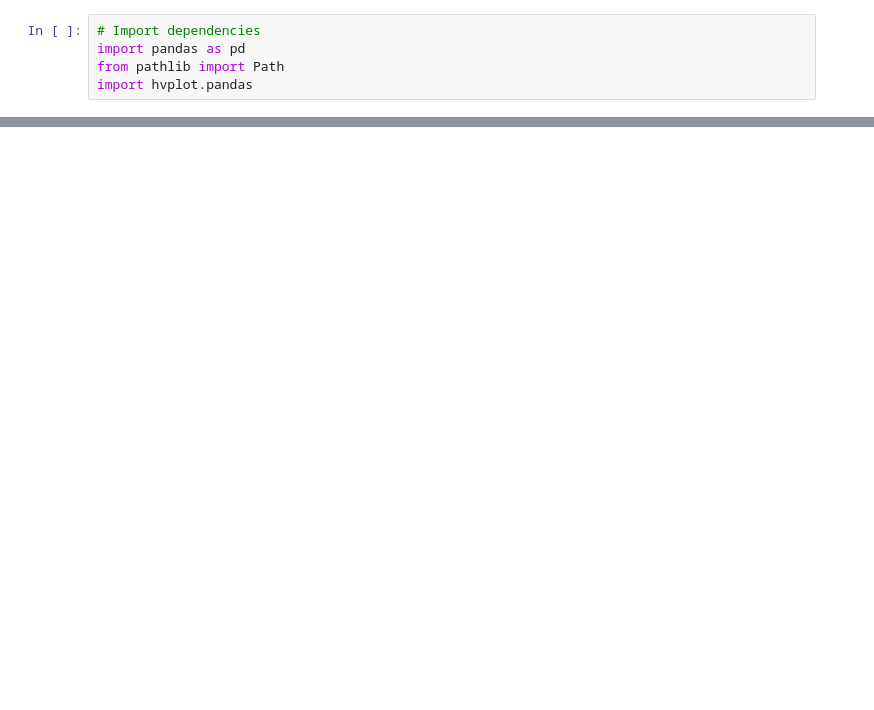
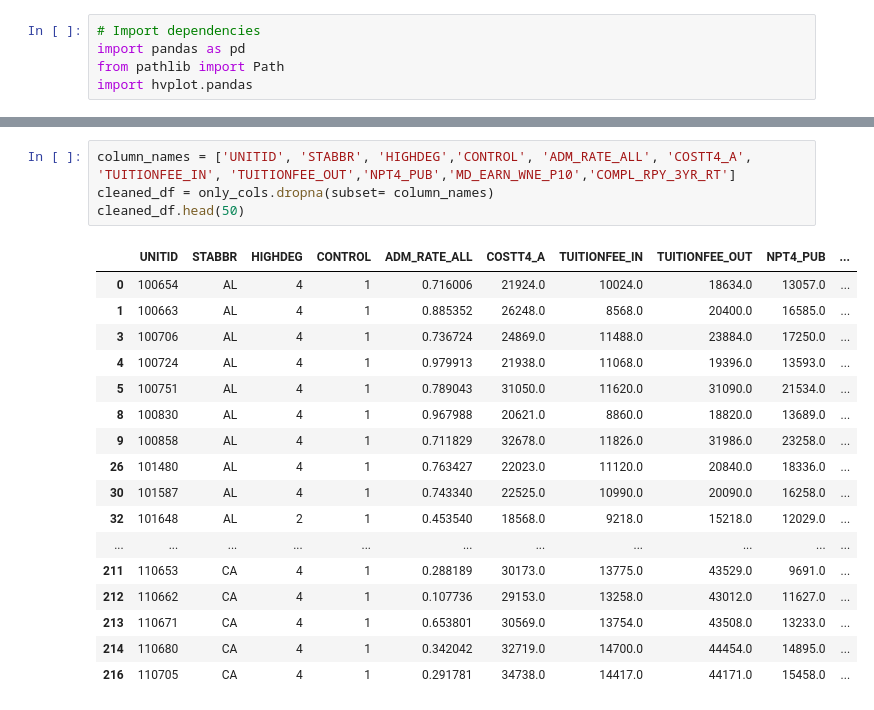
Before and after one commit to jepowers65/project4_group3, a Jupyter notebook: project-4.ipynb, the cells around one changed output, grey strips where cells are left out. Saved outputs shown, nothing was run; the diff lists cells and outputs as text; blank space fills up the shorter version.

```diff
--- a/project-4.ipynb
+++ b/project-4.ipynb
@@ -40,0 +54,22 @@ only_cols.head()
+# %%
+column_names = ['UNITID', 'STABBR', 'HIGHDEG','CONTROL', 'ADM_RATE_ALL', 'COSTT4_A', 'TUITIONFEE_IN', 'TUITIONFEE_OUT','NPT4_PUB','MD_EARN_WNE_P10','COMPL_RPY_3YR_RT']
+cleaned_df = only_cols.dropna(subset= column_names)
+cleaned_df.head(50)
+# %% [output]
+|  | UNITID | STABBR | HIGHDEG | CONTROL | ADM_RATE_ALL | COSTT4_A | TUITIONFEE_IN | TUITIONFEE_OUT | NPT4_PUB | ... |
+| 0 | 100654 | AL | 4 | 1 | 0.716006 | 21924.0 | 10024.0 | 18634.0 | 13057.0 | ... |
+| 1 | 100663 | AL | 4 | 1 | 0.885352 | 26248.0 | 8568.0 | 20400.0 | 16585.0 | ... |
+| 3 | 100706 | AL | 4 | 1 | 0.736724 | 24869.0 | 11488.0 | 23884.0 | 17250.0 | ... |
+| 4 | 100724 | AL | 4 | 1 | 0.979913 | 21938.0 | 11068.0 | 19396.0 | 13593.0 | ... |
+| 5 | 100751 | AL | 4 | 1 | 0.789043 | 31050.0 | 11620.0 | 31090.0 | 21534.0 | ... |
+| 8 | 100830 | AL | 4 | 1 | 0.967988 | 20621.0 | 8860.0 | 18820.0 | 13689.0 | ... |
+| 9 | 100858 | AL | 4 | 1 | 0.711829 | 32678.0 | 11826.0 | 31986.0 | 23258.0 | ... |
+| 26 | 101480 | AL | 4 | 1 | 0.763427 | 22023.0 | 11120.0 | 20840.0 | 18336.0 | ... |
+| 30 | 101587 | AL | 4 | 1 | 0.743340 | 22525.0 | 10990.0 | 20090.0 | 16258.0 | ... |
+| 32 | 101648 | AL | 2 | 1 | 0.453540 | 18568.0 | 9218.0 | 15218.0 | 12029.0 | ... |
+| ... | ... | ... | ... | ... | ... | ... | ... | ... | ... | ... |
+| 211 | 110653 | CA | 4 | 1 | 0.288189 | 30173.0 | 13775.0 | 43529.0 | 9691.0 | ... |
+| 212 | 110662 | CA | 4 | 1 | 0.107736 | 29153.0 | 13258.0 | 43012.0 | 11627.0 | ... |
+| 213 | 110671 | CA | 4 | 1 | 0.653801 | 30569.0 | 13754.0 | 43508.0 | 13233.0 | ... |
+| 214 | 110680 | CA | 4 | 1 | 0.342042 | 32719.0 | 14700.0 | 44454.0 | 14895.0 | ... |
+| 216 | 110705 | CA | 4 | 1 | 0.291781 | 34738.0 | 14417.0 | 44171.0 | 15458.0 | ... |
```
Also changed, not shown: parts of 6 cells of this notebook, 4 other files.
